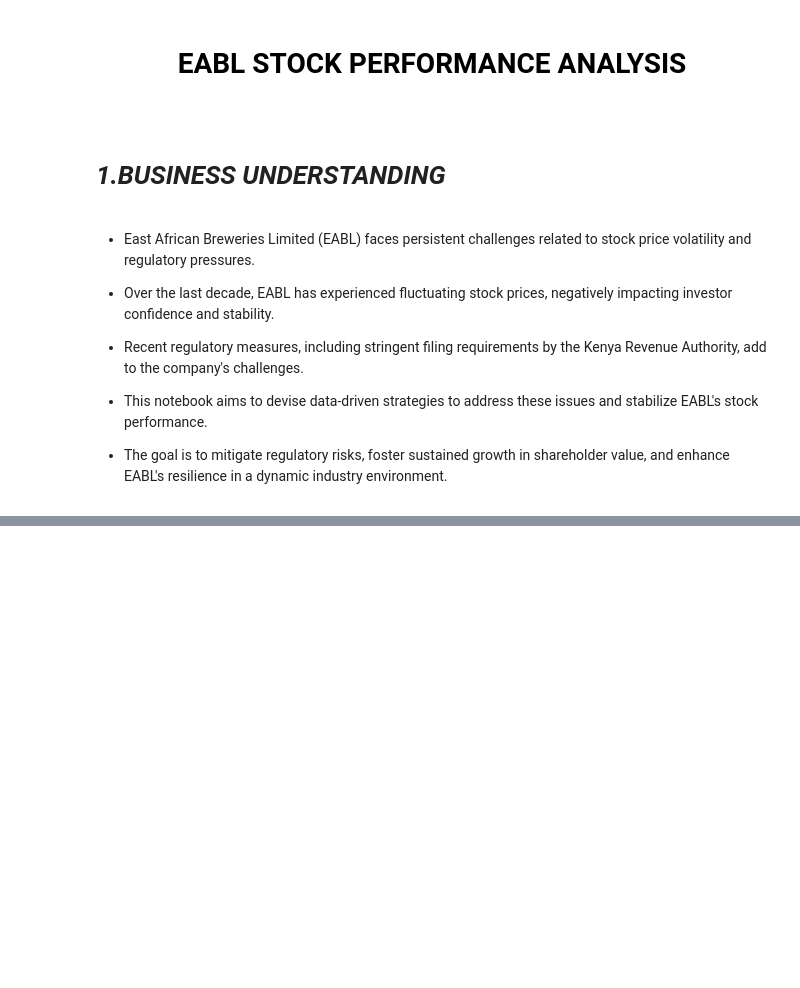
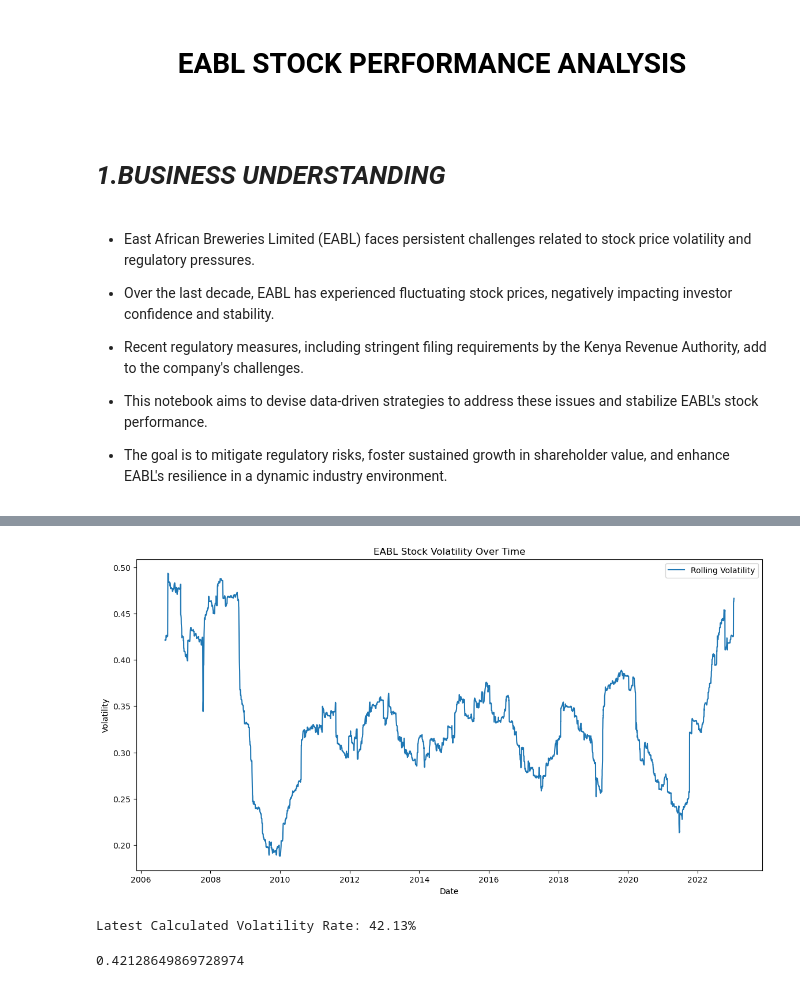
Before and after one commit to derak-isaack/dsc-capstone-project_finale, a Jupyter notebook: code/notebook.ipynb, the cells around one changed output, grey strips where cells are left out. Cells and saved outputs as stored; diff of their text form; code cells hidden in the pictures; blank space fills up the shorter version.

```diff
--- a/code/notebook.ipynb
+++ b/code/notebook.ipynb
@@ -63,0 +104,8 @@ max     425.000000   426.000000   416.000000   420.000000   424.000000
+# %%
+# Convert 'Date' column to datetime
+data['Date'] = pd.to_datetime(data['Date'])
+
+# Check for missing values in key columns
+missing_values = data.isnull().sum()
+
+missing_values
@@ -63,0 +145,8 @@ max     425.000000   426.000000   416.000000   420.000000   424.000000
+# %%
+# Fill missing values forward
+data_filled = data.fillna(method='ffill')
+
+# Verify the handling of missing values by checking again
+missing_values_after_filling = data_filled.isnull().sum()
+
+missing_values_after_filling
@@ -63,0 +182,52 @@ max     425.000000   426.000000   416.000000   420.000000   424.000000
+# %%
+import numpy as np
+import matplotlib.pyplot as plt
+
+
+class VolatilityInsights:
+    """
+    A class to calculate and analyze stock volatility, including displaying the calculated volatility rate.
+    """
+    def __init__(self, data):
+        self.data = data
+        self.data['Returns'] = self.data['Close'].pct_change()
+
+    def calculate_volatility(self, window=252):
+        """
+        Calculate rolling volatility using the standard deviation of daily returns,
+        and return the last calculated volatility rate.
+        """
+        self.data['Volatility'] = self.data['Returns'].rolling(window=window).std() * np.sqrt(window)
+        return self.data['Volatility'].iloc[-1]  # Return the latest volatility rate
+
+    def plot_volatility(self):
+        """
+        Plot the rolling volatility over time, including the latest calculated volatility rate.
+        """
+        plt.figure(figsize=(14, 7))
+        plt.plot(self.data['Date'], self.data['Volatility'], label='Rolling Volatility')
+        plt.title('EABL Stock Volatility Over Time')
+        plt.xlabel('Date')
+        plt.ylabel('Volatility')
+        plt.legend()
+        plt.show()
+
+        # Display the latest calculated volatility rate
+        latest_volatility_rate = self.data['Volatility'].iloc[-1]
+        print(f"Latest Calculated Volatility Rate: {latest_volatility_rate * 100:.2f}%")
+
+# Initialize the refactored class with the filled data
+volatility_insights= VolatilityInsights(data_filled)
+
+# Calculate volatility and get the latest rate
+latest_volatility_rate = volatility_insights.calculate_volatility()
+
+# Plotting volatility with the latest calculated rate displayed
+volatility_insights.plot_volatility()
+
+# Display the latest calculated volatility rate
+latest_volatility_rate
+# %% [output]
+[figure, added]
+Latest Calculated Volatility Rate: 42.13%
+0.42128649869728974
```
Also changed, not shown: parts of 17 cells of this notebook, 1 other file.
